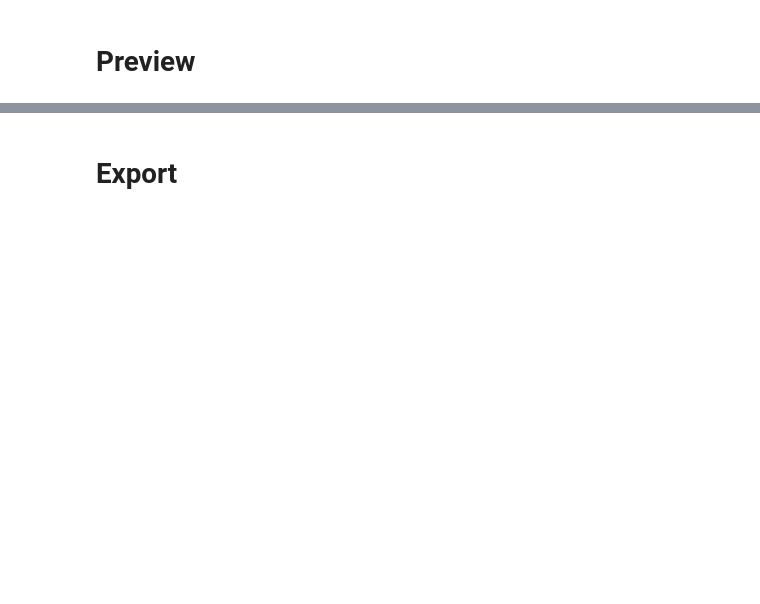
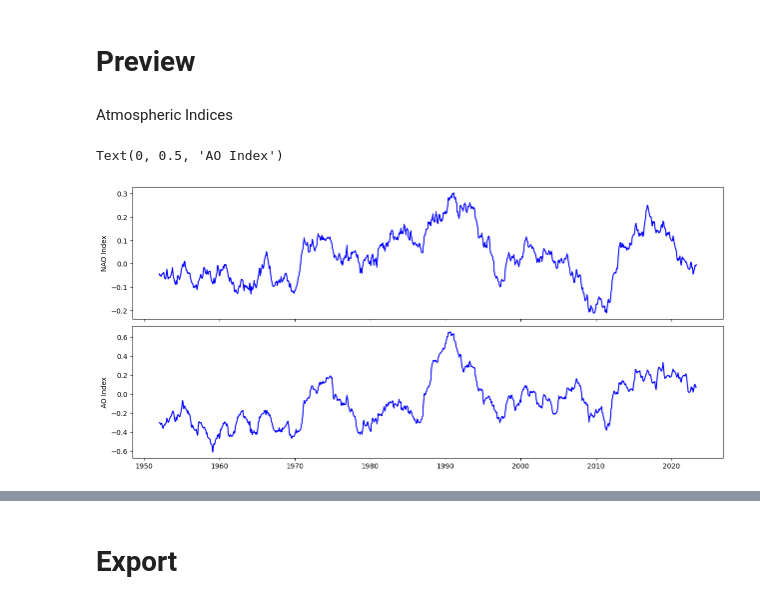
Before and after one commit to lauriequincey/arctic-ecosystems, a Jupyter notebook: climate processing.ipynb, the cells around one changed output, grey strips where cells are left out. Drawn from its saved outputs; the diff is of its cells as text; code cells hidden in the pictures; blank space fills up the shorter version.

```diff
--- a/climate processing.ipynb
+++ b/climate processing.ipynb
@@ -223,0 +237,33 @@ plt.plot(se_sto_clim["precipitation"].resample("MS").mean().rolling(12, center =
+# %%
+scaler = 2
+fig_wide = 6.267717 * scaler # width of a4 minus 2.54cm margins either side then x by scaler to scale everything"s size easily
+fig_gold = 1.618
+# %% [markdown]
+Atmospheric Indices
+# %%
+df = atmos.resample("MS").mean().rolling(48, center = True).mean()
+
+nrows = 2
+ncols = 1
+squish_factor = 2
+fig, ax = plt.subplots(
+    nrows = nrows, ncols = ncols,
+    figsize = (fig_wide, (fig_wide / fig_gold) * ((nrows - 1) / ncols) - squish_factor),
+    sharex = True, constrained_layout=True
+)
+ax = ax.flatten()
+
+sp0 = ax[0].plot(
+    df["nao"],
+    c = "blue",
+)
+ax[0].set_ylabel("NAO Index")
+
+sp1 = ax[1].plot(
+    df["ao"],
+    c = "blue",
+)
+ax[1].set_ylabel("AO Index")
+# %% [output]
+Text(0, 0.5, 'AO Index')
+[figure, added]
```
Also changed, not shown: parts of 8 cells of this notebook.
